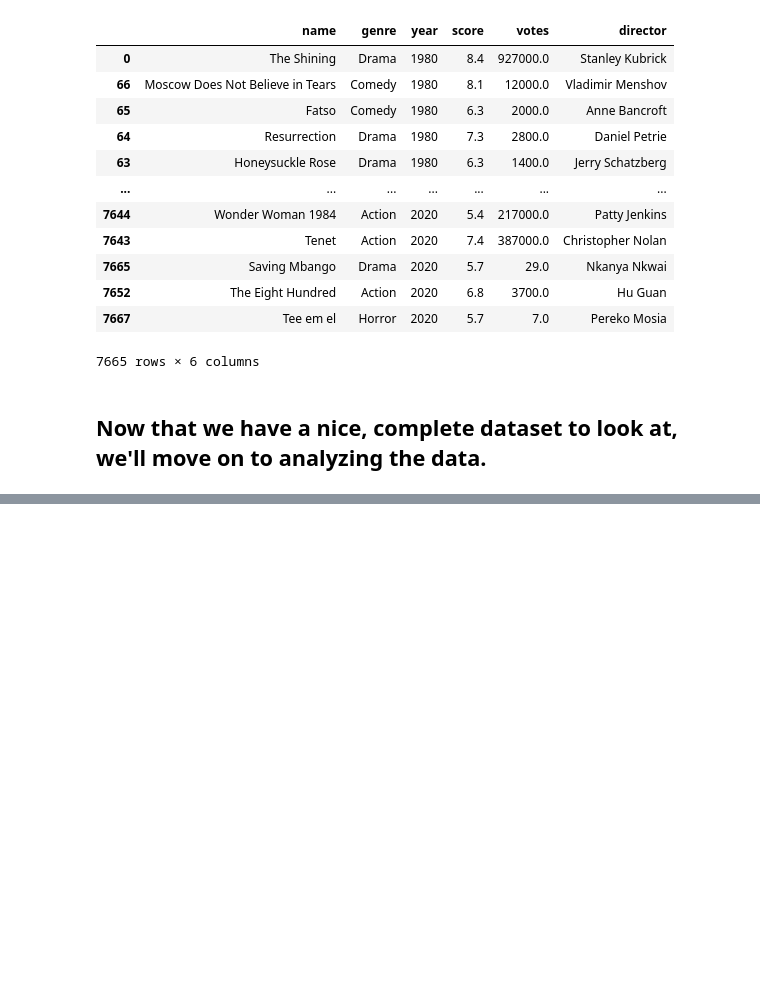
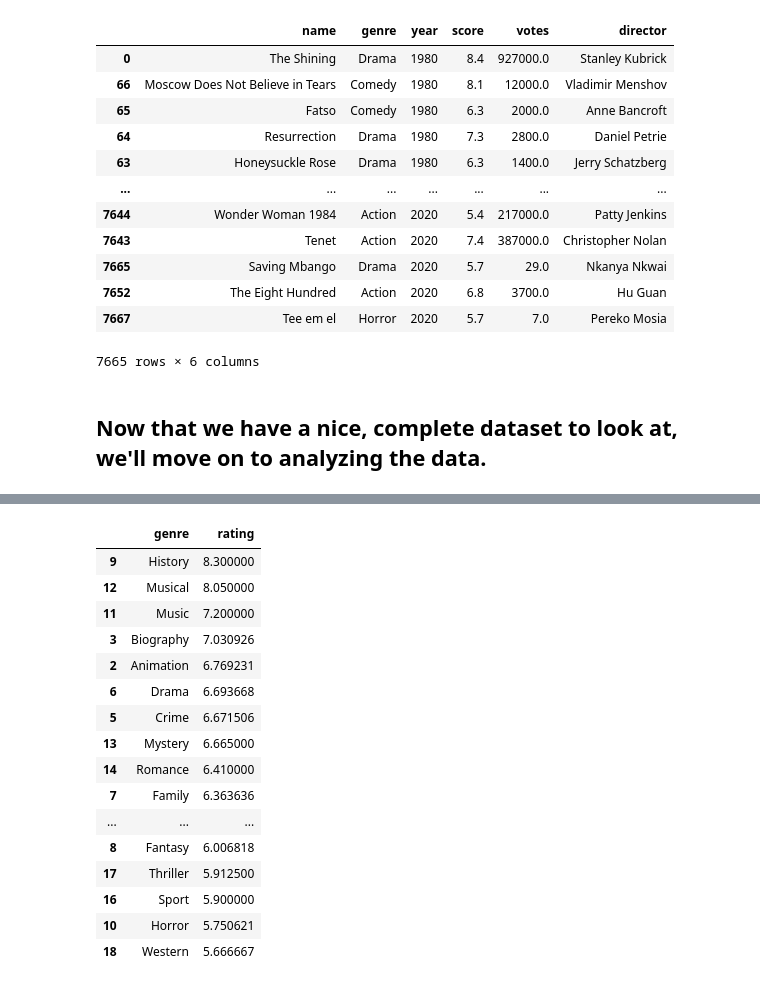
Before and after one commit to curtiscoleman/90s-Movies, a Jupyter notebook: Project.ipynb, the cells around one changed output, grey strips where cells are left out. Saved outputs shown, nothing was run; the diff lists cells and outputs as text; code cells hidden in the pictures; blank space fills up the shorter version.

```diff
--- a/Project.ipynb
+++ b/Project.ipynb
@@ -162,0 +160,25 @@ genre_mean_rating_df.plot(kind="bar", title="90s Movies", ylabel="IMDB rating ou
+# %%
+genre_mean_rating_all = movies_df.groupby('genre')['score'].mean()
+genre_mean_rating_all_df = genre_mean_rating_all.to_frame().reset_index()
+genre_mean_rating_all_df.columns = ['genre', 'rating']
+genre_mean_rating_all_df = genre_mean_rating_all_df.sort_values(by='rating', ascending=False)
+
+genre_mean_rating_all_df
+# %% [output]
+|  | genre | rating |
+| 9 | History | 8.300000 |
+| 12 | Musical | 8.050000 |
+| 11 | Music | 7.200000 |
+| 3 | Biography | 7.030926 |
+| 2 | Animation | 6.769231 |
+| 6 | Drama | 6.693668 |
+| 5 | Crime | 6.671506 |
+| 13 | Mystery | 6.665000 |
+| 14 | Romance | 6.410000 |
+| 7 | Family | 6.363636 |
+| ... | ... | ... |
+| 8 | Fantasy | 6.006818 |
+| 17 | Thriller | 5.912500 |
+| 16 | Sport | 5.900000 |
+| 10 | Horror | 5.750621 |
+| 18 | Western | 5.666667 |
```
Also changed, not shown: parts of 7 cells of this notebook.
